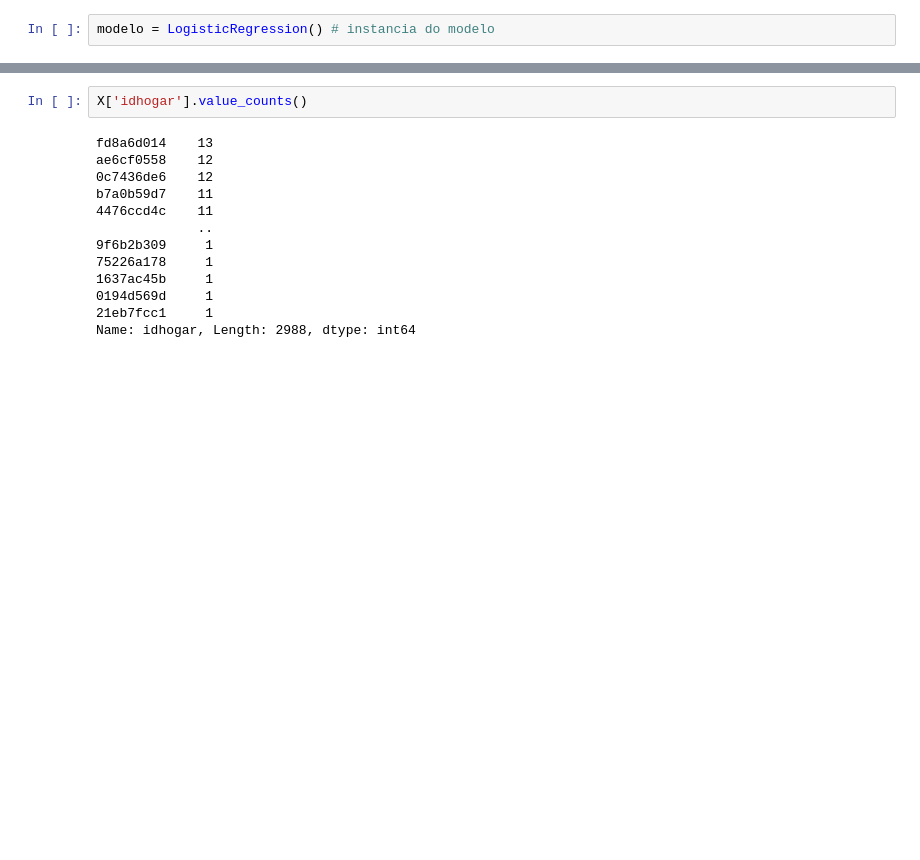
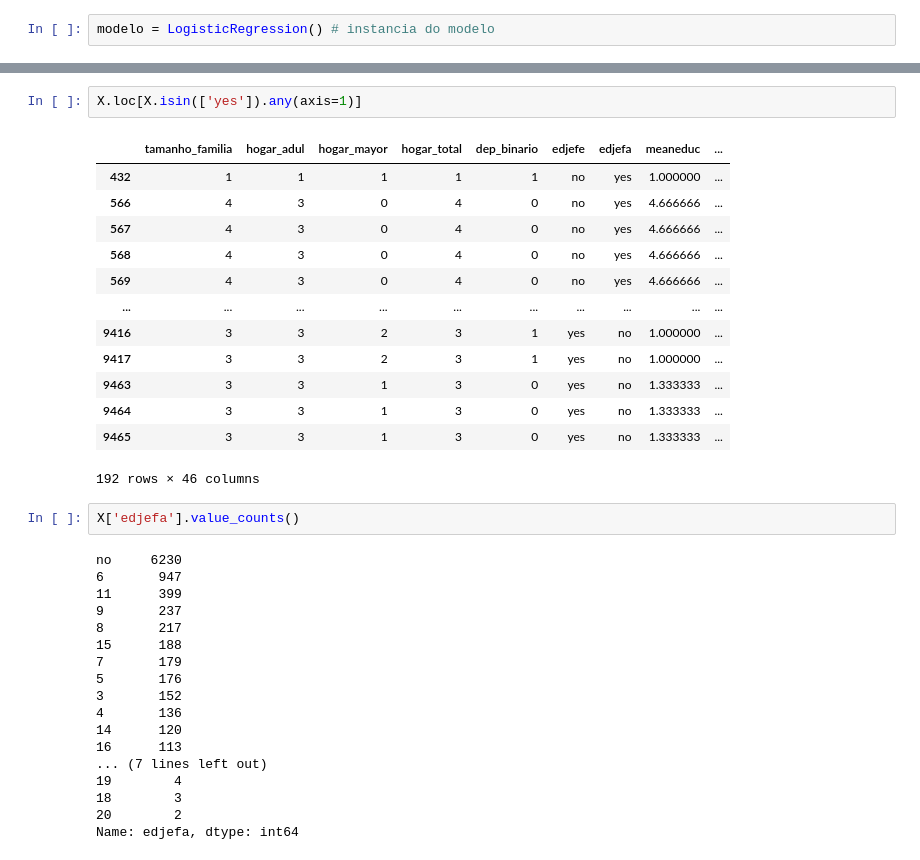
Before and after one commit to Sersasj/IA1_IA2, a Jupyter notebook: IA2/Trabalho2/trabs_notebook.ipynb, the cells around one changed output, grey strips where cells are left out. Cells and saved outputs as stored; diff of their text form; blank space fills up the shorter version.

```diff
--- a/IA2/Trabalho2/trabs_notebook.ipynb
+++ b/IA2/Trabalho2/trabs_notebook.ipynb
@@ -272,15 +296,36 @@ X.loc[X.isin(['995abe2fa']).any(axis=1)]
+# %%
+X.loc[X.isin(['yes']).any(axis=1)]
+# %% [output]
+|  | tamanho_familia | hogar_adul | hogar_mayor | hogar_total | dep_binario | edjefe | edjefa | meaneduc | ... |
+| 432 | 1 | 1 | 1 | 1 | 1 | no | yes | 1.000000 | ... |
+| 566 | 4 | 3 | 0 | 4 | 0 | no | yes | 4.666666 | ... |
+| 567 | 4 | 3 | 0 | 4 | 0 | no | yes | 4.666666 | ... |
+| 568 | 4 | 3 | 0 | 4 | 0 | no | yes | 4.666666 | ... |
+| 569 | 4 | 3 | 0 | 4 | 0 | no | yes | 4.666666 | ... |
+| ... | ... | ... | ... | ... | ... | ... | ... | ... | ... |
+| 9416 | 3 | 3 | 2 | 3 | 1 | yes | no | 1.000000 | ... |
+| 9417 | 3 | 3 | 2 | 3 | 1 | yes | no | 1.000000 | ... |
+| 9463 | 3 | 3 | 1 | 3 | 0 | yes | no | 1.333333 | ... |
+| 9464 | 3 | 3 | 1 | 3 | 0 | yes | no | 1.333333 | ... |
+| 9465 | 3 | 3 | 1 | 3 | 0 | yes | no | 1.333333 | ... |
+192 rows × 46 columns
 # %%
-X['idhogar'].value_counts()
+X['edjefa'].value_counts()
 # %% [output]
-fd8a6d014    13
-ae6cf0558    12
-0c7436de6    12
-b7a0b59d7    11
-4476ccd4c    11
-             ..
-9f6b2b309     1
-75226a178     1
-1637ac45b     1
-0194d569d     1
-21eb7fcc1     1
-Name: idhogar, Length: 2988, dtype: int64
+no     6230
+6       947
+11      399
+9       237
+8       217
+15      188
+7       179
+5       176
+3       152
+4       136
+14      120
+16      113
+... (7 lines left out)
+19        4
+18        3
+20        2
+Name: edjefa, dtype: int64
```
Also changed, not shown: parts of 10 cells of this notebook, 1 other file.
